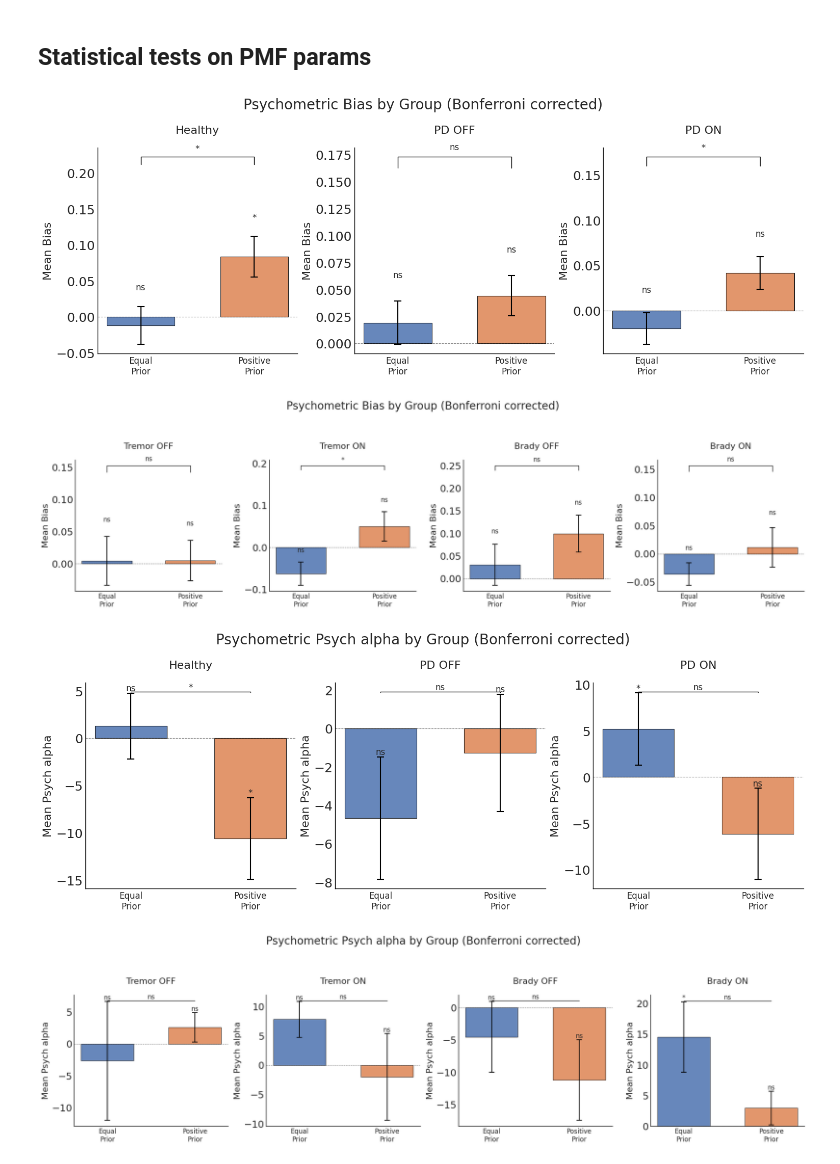
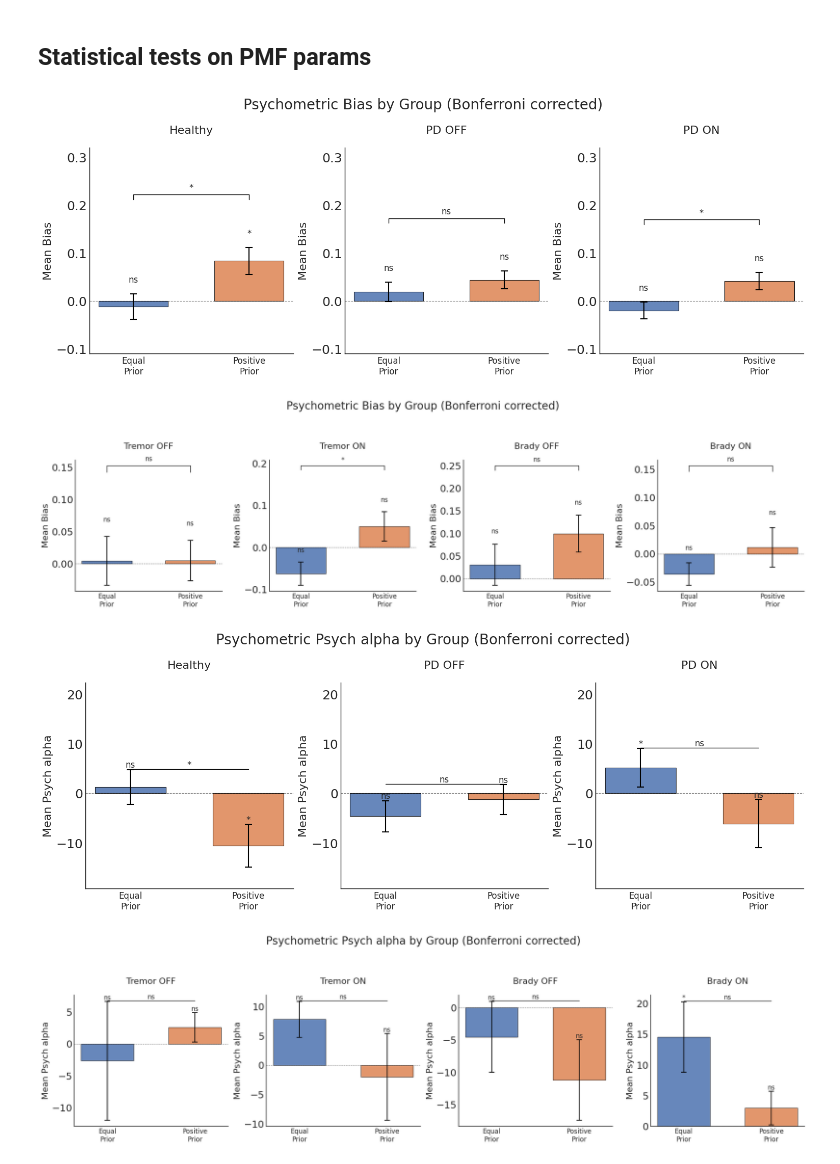
Before and after one commit to vaibrainium/bayesian-priors-in-pd-subtype, a Jupyter notebook: notebooks/2.20-psych-model-fitting-color.ipynb, the cells around one changed output. Drawn from its saved outputs; the diff is of its cells as text; code cells hidden in the pictures.

```diff
--- a/notebooks/2.20-psych-model-fitting-color.ipynb
+++ b/notebooks/2.20-psych-model-fitting-color.ipynb
@@ -186,34 +186,34 @@ for var in ["bias", "psych_alpha", "psych_beta"]:
             ax.text(xi, mean + sem + 0.02, star, ha="center", va="bottom", fontsize=12)
 
             bar_tops[test_name] = mean + sem
             y_min = min(y_min, mean - sem)
             y_max = max(y_max, mean + sem + 0.08)
 
         bracket_y = max(bar_tops.values()) + 0.10
         p_vs_eq = results.loc["positive_vs_equal", "corrected_p"]
         p_str = "***" if p_vs_eq < 0.001 else "**" if p_vs_eq < 0.01 else "*" if p_vs_eq < 0.05 else "ns# p < 0.001" if p_vs_eq < 0.001 else "ns"  # f"p = {p_vs_eq:.3f}"
         ax.plot([0, 0, 1, 1], [bracket_y, bracket_y + 0.01, bracket_y + 0.01, bracket_y], color="k", lw=1)
         ax.text(0.5, bracket_y + 0.015, p_str, ha="center", va="bottom", fontsize=12)
 
         y_max = max(y_max, bracket_y + 0.06)
 
         ax.axhline(0, color="k", lw=0.8, ls="--", alpha=0.5)
         ax.set_xticks(bar_x)
         ax.set_xticklabels(test_xlabels, fontsize=12)
         ax.set_title(group_titles[grp], fontsize=16, pad=20)
         ax.set_ylabel(f"Mean {var.capitalize().replace('_', ' ')}")
         ax.grid(False)
 
     pad = (y_max - y_min) * 0.05
-    for ax in axes:
+    for ax in axes1:
         ax.set_ylim(y_min - pad, y_max + pad)
 
     fig1.suptitle(f"Psychometric {var.capitalize().replace('_', ' ')} by Group (Bonferroni corrected)", y=1.1, fontsize=20)
     fig2.suptitle(f"Psychometric {var.capitalize().replace('_', ' ')} by Group (Bonferroni corrected)", y=1.1, fontsize=20)
     plt.tight_layout()
     plt.show()
 # %% [output]
-[figure, old version]
+[figure, new version]
 [figure]
-[figure, old version]
+[figure, new version]
 [figure]
```
Also changed, not shown: parts of 11 cells of this notebook, 3 other files.
